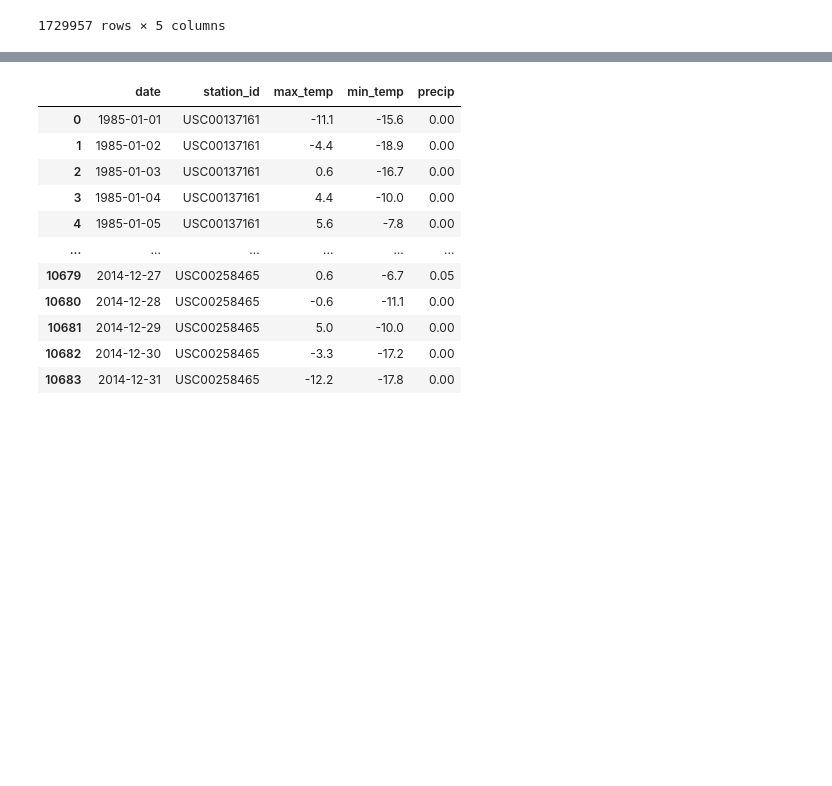
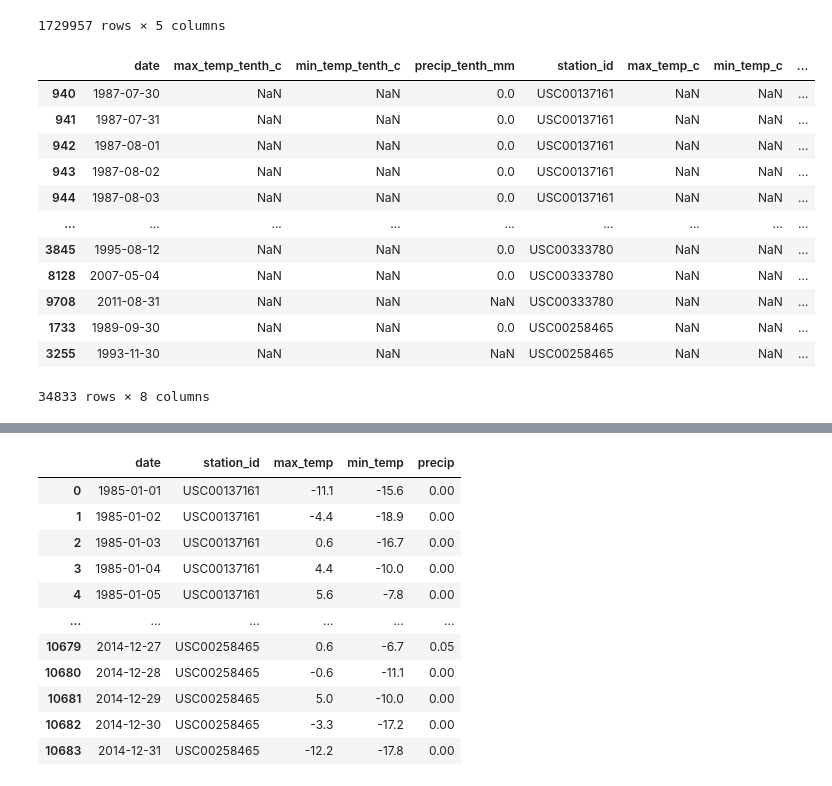
Before and after one commit to roushjac/corteva-code-challenge, a Jupyter notebook: notebooks/ingest_data.ipynb, the cells around one changed output, grey strips where cells are left out. Saved outputs shown, nothing was run; the diff lists cells and outputs as text; code cells hidden in the pictures; blank space fills up the shorter version.

```diff
--- a/notebooks/ingest_data.ipynb
+++ b/notebooks/ingest_data.ipynb
@@ -72,6 +73,26 @@ df_weather
 | 10682 | 20141230 | -33 | -172 | 0 | USC00258465 |
 | 10683 | 20141231 | -122 | -178 | 0 | USC00258465 |
 1729957 rows × 5 columns
+# %%
+# clean this data by replacing -999.9 and -99.9 with NaN
+df_weather.replace({-9999: np.nan}, inplace=True)
+# %%
+# make sure this replacement worked
+df_weather.loc[np.isnan(df_weather['max_temp_tenth_c'])]
+# %% [output]
+|  | date | max_temp_tenth_c | min_temp_tenth_c | precip_tenth_mm | station_id | max_temp_c | min_temp_c | ... |
+| 940 | 1987-07-30 | NaN | NaN | 0.0 | USC00137161 | NaN | NaN | ... |
+| 941 | 1987-07-31 | NaN | NaN | 0.0 | USC00137161 | NaN | NaN | ... |
+| 942 | 1987-08-01 | NaN | NaN | 0.0 | USC00137161 | NaN | NaN | ... |
+| 943 | 1987-08-02 | NaN | NaN | 0.0 | USC00137161 | NaN | NaN | ... |
+| 944 | 1987-08-03 | NaN | NaN | 0.0 | USC00137161 | NaN | NaN | ... |
+| ... | ... | ... | ... | ... | ... | ... | ... | ... |
+| 3845 | 1995-08-12 | NaN | NaN | 0.0 | USC00333780 | NaN | NaN | ... |
+| 8128 | 2007-05-04 | NaN | NaN | 0.0 | USC00333780 | NaN | NaN | ... |
+| 9708 | 2011-08-31 | NaN | NaN | NaN | USC00333780 | NaN | NaN | ... |
+| 1733 | 1989-09-30 | NaN | NaN | 0.0 | USC00258465 | NaN | NaN | ... |
+| 3255 | 1993-11-30 | NaN | NaN | NaN | USC00258465 | NaN | NaN | ... |
+34833 rows × 8 columns
 # %%
 # transform temps into degrees C and precip into centimeters following our data model
 df_weather["max_temp_c"] = df_weather["max_temp_tenth_c"] / 10
```
Also changed, not shown: parts of 2 cells of this notebook, 2 other files.
